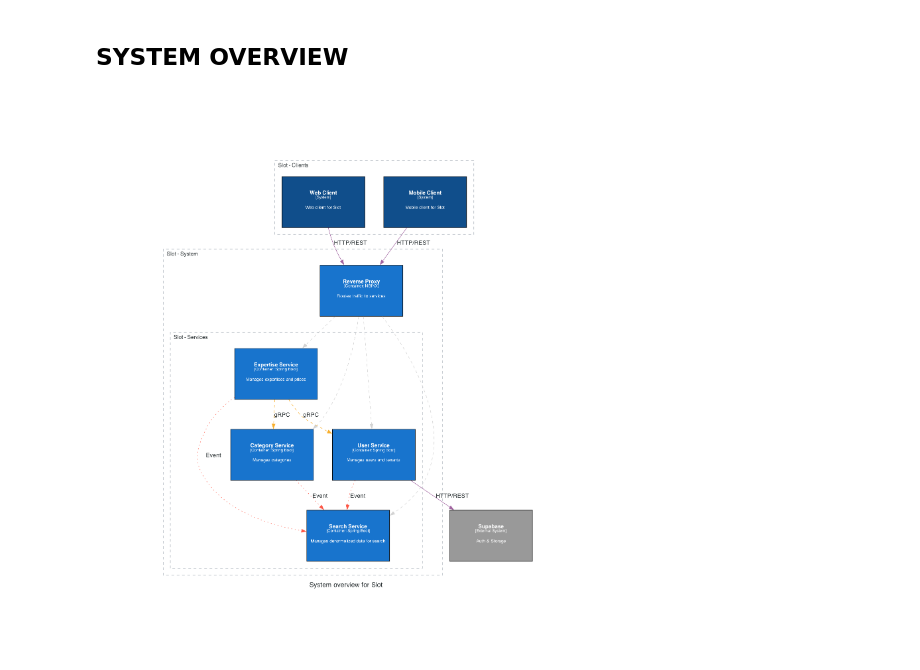
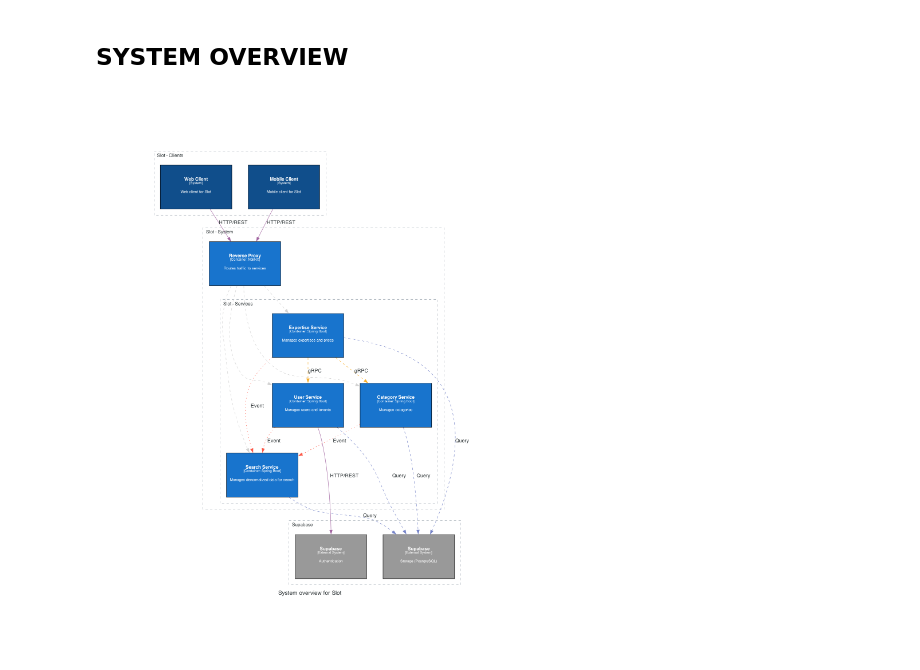
Before and after one commit to nikolamanojlovic/slot-diagrams, a Jupyter notebook: architecture_overview.ipynb, the cells around one changed output. Drawn from its saved outputs; the diff is of its cells as text; code cells hidden in the pictures.

Commit message:
Add storage also

```diff
--- a/architecture_overview.ipynb
+++ b/architecture_overview.ipynb
@@ -22,11 +22,17 @@ graph_attr = {
 }
 
 with Diagram("System overview for Slot", direction="TB", graph_attr=graph_attr, show=False):
-    supabase = System(
-        name="Supabase",
-        description="Auth & Storage",
-        external=True
-    )
+    with SystemBoundary(name="Supabase"):
+        supabase_auth = System(
+            name="Supabase",
+            description="Authentication",
+            external=True
+        )
+        supabase_db = System(
+            name="Supabase",
+            description="Storage (PostgreSQL)",
+            external=True
+        )
 
     with SystemBoundary("Slot - Clients"):
         client_web    = System(name="Web Client",    description="Web client for Slot")
@@ -48,32 +54,33 @@ with Diagram("System overview for Slot", direction="TB", graph_attr=graph_attr,
             category_service = Container(
                 name="Category Service",
                 technology="Spring Boot",
                 description="Manages categories",
             )
             expertise_service = Container(
                 name="Expertise Service",
                 technology="Spring Boot",
                 description="Manages expertises and prices",
             )
             search_service = Container(
                 name="Search Service",
                 technology="Spring Boot",
                 description="Manages denormalized data for search",
             )
 
     [client_web, client_mobile] >> http >> reverse_proxy
     reverse_proxy >> subtle >> [user_service, category_service, expertise_service, search_service]
 
-    user_service >> http >> supabase
+    user_service >> http >> supabase_auth
     expertise_service >> grpc >> user_service
     expertise_service >> grpc >> category_service
 
     user_service >> event >> search_service
     category_service >> event >> search_service
     expertise_service >> event >> search_service
 
+    [user_service, category_service, expertise_service, search_service] >> query >> supabase_db
 
 
 display(Image("system_overview_for_slot.png"))
 # %% [output]
-[figure, old version]
+[figure, new version]
```
Also changed, not shown: 1 other file.
